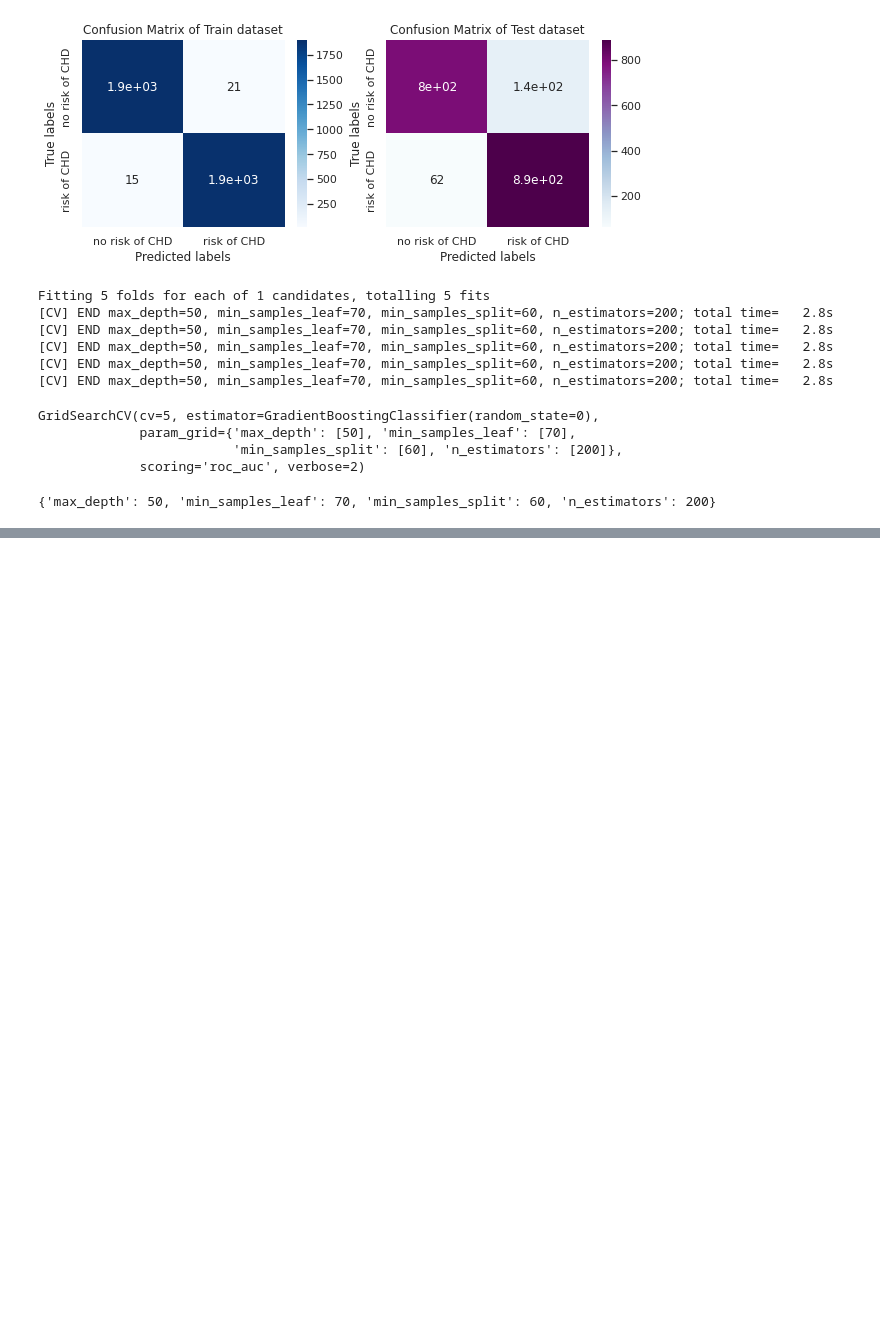
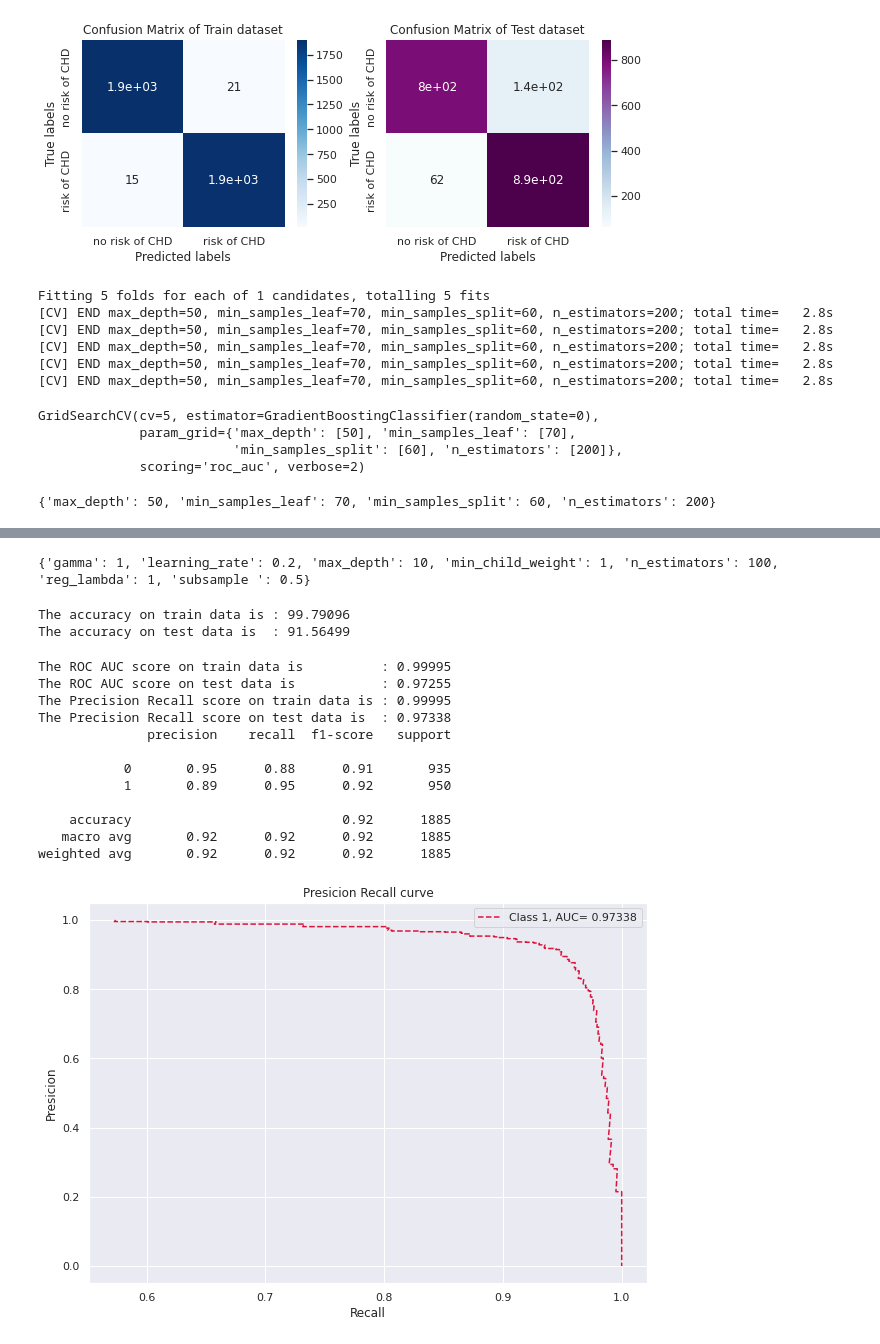
Before and after one commit to Sriharish19/SH-Supervised-ML-Cardiovascular-Risk-Prediction, a Jupyter notebook: SH_Supervised_ML_Classification_Cardiovascular_Risk_Prediction.ipynb, the cells around one changed output, grey strips where cells are left out. Cells and saved outputs as stored; diff of their text form; code cells hidden in the pictures; blank space fills up the shorter version.

```diff
--- a/SH_Supervised_ML_Classification_Cardiovascular_Risk_Prediction.ipynb
+++ b/SH_Supervised_ML_Classification_Cardiovascular_Risk_Prediction.ipynb
@@ -1261,0 +1350,3 @@ print(gbc_grid.best_params_)
+# %%
+# Model Fit
+xgb_grid.fit(X_train,y_train)
@@ -1261,0 +1366,37 @@ print(gbc_grid.best_params_)
+# %%
+xgb_optimal_model = xgb_grid.best_estimator_
+
+print(xgb_grid.best_params_)
+# %% [output]
+{'gamma': 1, 'learning_rate': 0.2, 'max_depth': 10, 'min_child_weight': 1, 'n_estimators': 100, 'reg_lambda': 1, 'subsample ': 0.5}
+# %%
+# Get predicted probability
+y_train_proba_preds_xgb_cv = xgb_optimal_model.predict_proba(X_train)[:,1]
+y_test_proba_preds_xgb_cv = xgb_optimal_model.predict_proba(X_test)[:,1]
+# %%
+# Get the predicted classes
+y_train_predict_xgb_cv = xgb_optimal_model.predict(X_train)
+y_test_predict_xgb_cv = xgb_optimal_model.predict(X_test)
+# %%
+# Get the accuracy scores
+accuracy_scoress(y_train,y_train_predict_xgb_cv,y_test,y_test_predict_xgb_cv)
+# %% [output]
+The accuracy on train data is : 99.79096
+The accuracy on test data is  : 91.56499
+# %%
+# Evaluation
+evaluation(y_train,y_train_proba_preds_xgb_cv,y_test,y_test_proba_preds_xgb_cv,y_train_predict_xgb_cv,y_test_predict_xgb_cv)
+# %% [output]
+The ROC AUC score on train data is          : 0.99995
+The ROC AUC score on test data is           : 0.97255
+The Precision Recall score on train data is : 0.99995
+The Precision Recall score on test data is  : 0.97338
+              precision    recall  f1-score   support
+
+           0       0.95      0.88      0.91       935
+           1       0.89      0.95      0.92       950
+
+    accuracy                           0.92      1885
+   macro avg       0.92      0.92      0.92      1885
+weighted avg       0.92      0.92      0.92      1885
+[figure, added]
```
Also changed, not shown: parts of 41 cells of this notebook.
